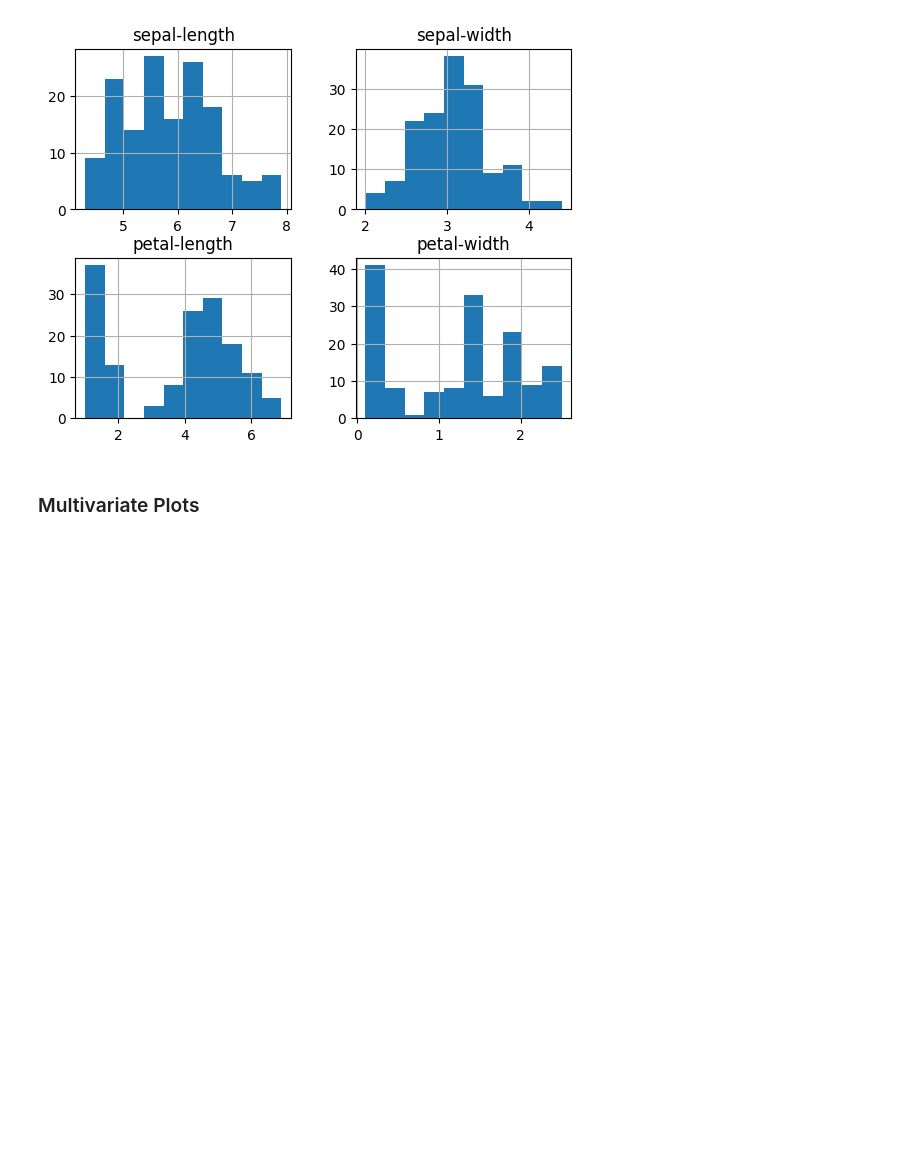
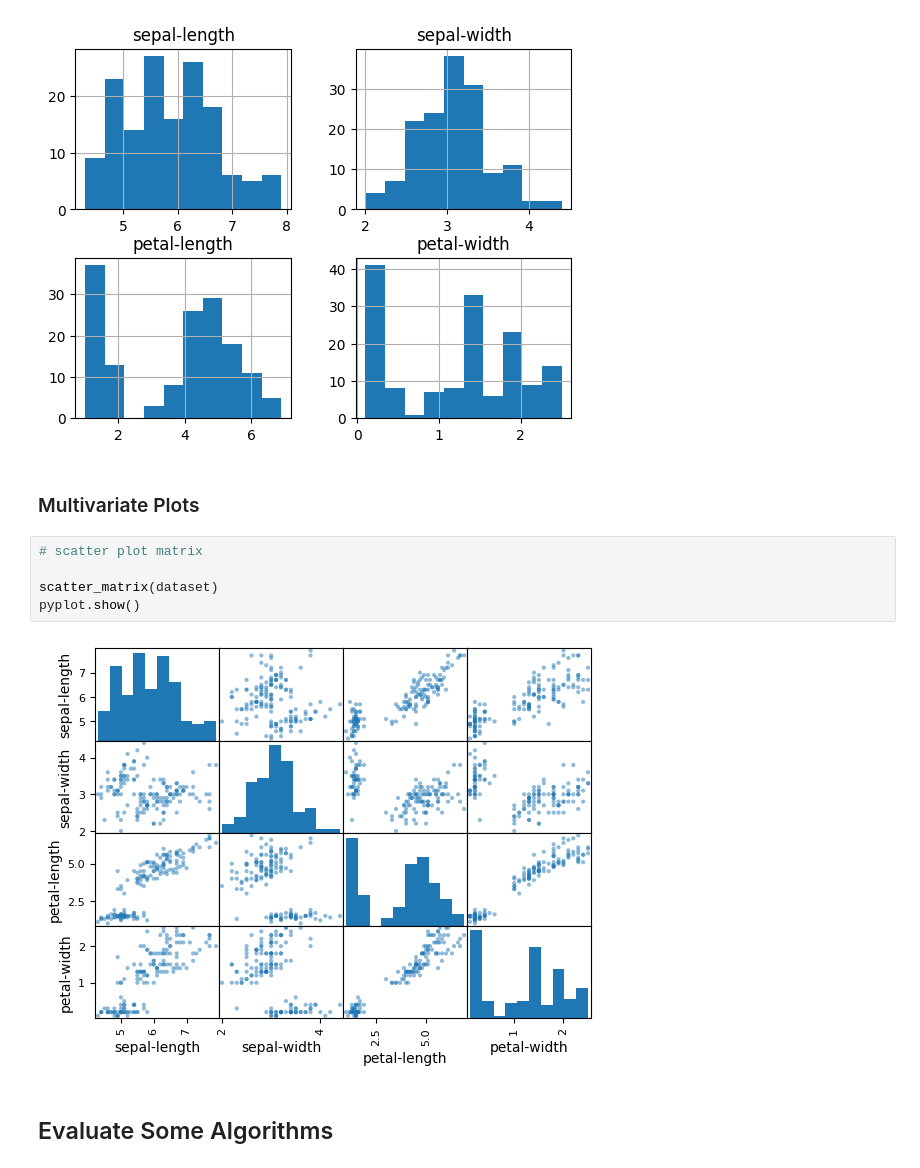
Before and after one commit to kabirolawore/iris_dataset, a Jupyter notebook: iris_ds.ipynb, the cells around one changed output. Saved outputs shown, nothing was run; the diff lists cells and outputs as text; blank space fills up the shorter version.

```diff
--- a/iris_ds.ipynb
+++ b/iris_ds.ipynb
@@ -89,3 +89,12 @@ pyplot.show()
 [figure]
 # %% [markdown]
 ### Multivariate Plots
+# %%
+# scatter plot matrix
+
+scatter_matrix(dataset)
+pyplot.show()
+# %% [output]
+[figure, added]
+# %% [markdown]
+## Evaluate Some Algorithms
```
Also changed, not shown: parts of 4 cells of this notebook.
